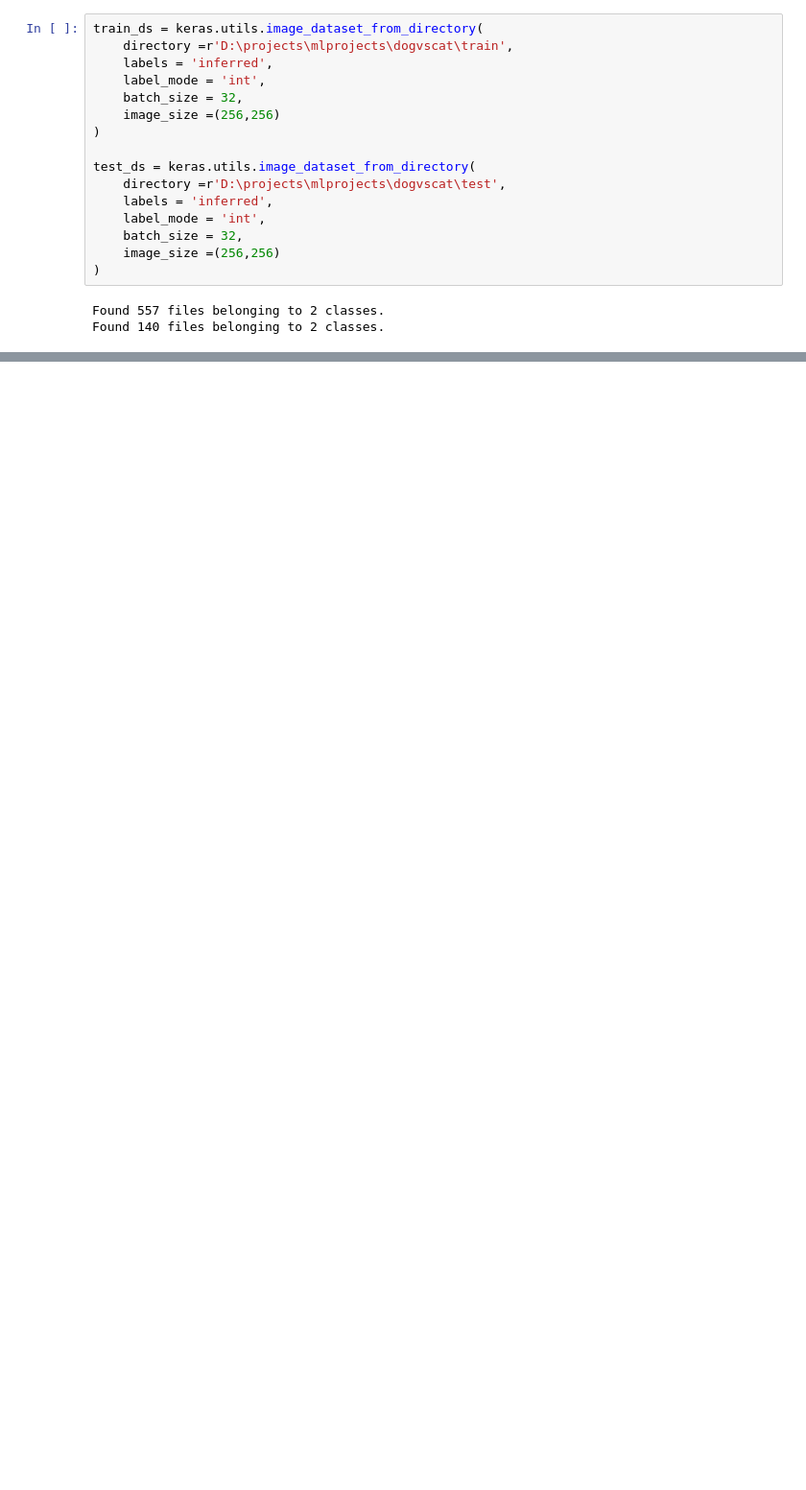
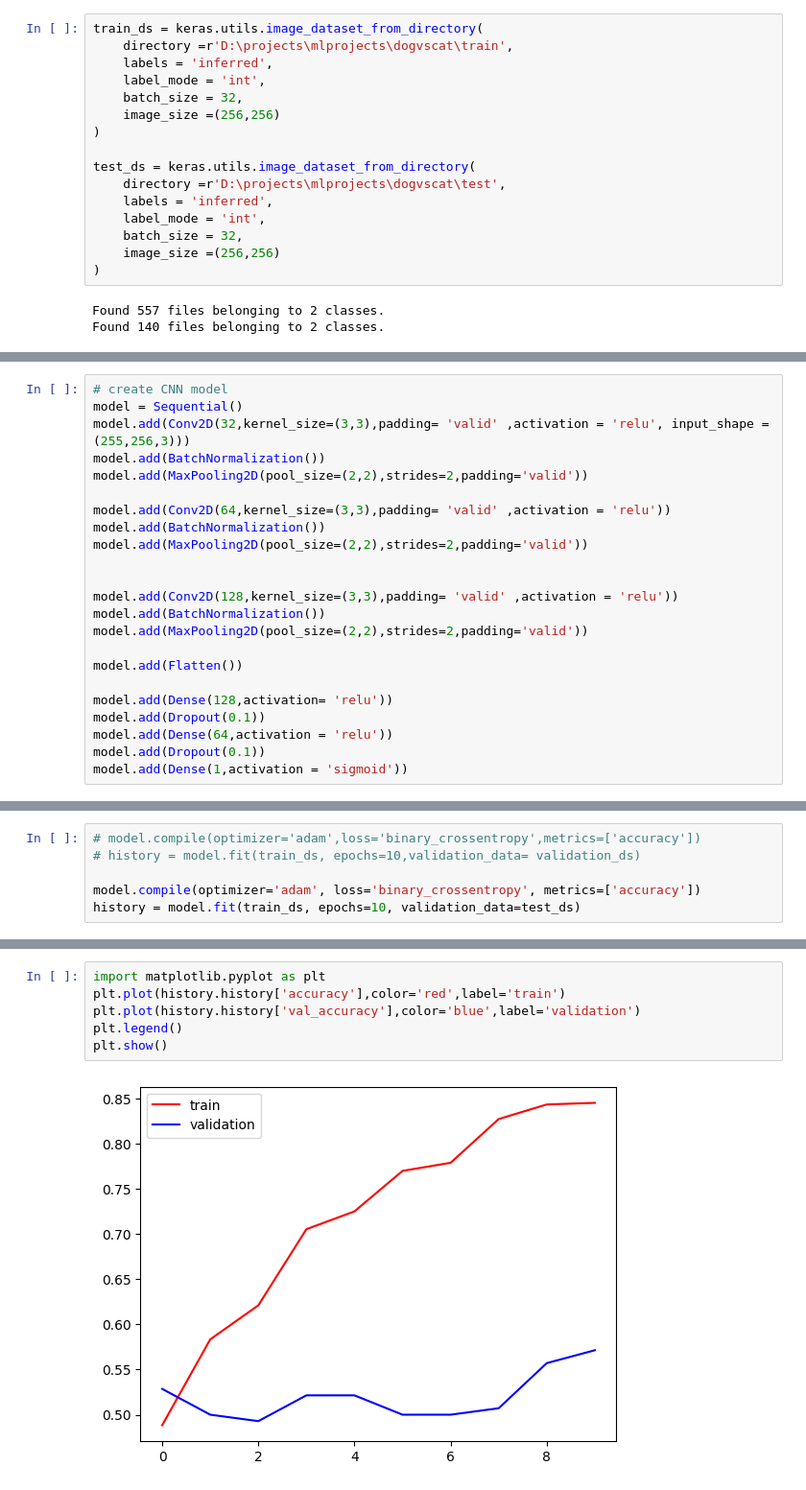
Before and after one commit to 404-ERROR-Striver/dogvscat-ml, a Jupyter notebook: exectuion.ipynb, the cells around one changed output, grey strips where cells are left out. Shown: that part at 96% size. Drawn from its saved outputs; the diff is of its cells as text; blank space fills up the shorter version.

```diff
--- a/exectuion.ipynb
+++ b/exectuion.ipynb
@@ -25,0 +34,23 @@ Found 140 files belonging to 2 classes.
+# %%
+# create CNN model
+model = Sequential()
+model.add(Conv2D(32,kernel_size=(3,3),padding= 'valid' ,activation = 'relu', input_shape = (255,256,3)))
+model.add(BatchNormalization())
+model.add(MaxPooling2D(pool_size=(2,2),strides=2,padding='valid'))
+
+model.add(Conv2D(64,kernel_size=(3,3),padding= 'valid' ,activation = 'relu'))
+model.add(BatchNormalization())
+model.add(MaxPooling2D(pool_size=(2,2),strides=2,padding='valid'))
+
+
+model.add(Conv2D(128,kernel_size=(3,3),padding= 'valid' ,activation = 'relu'))
+model.add(BatchNormalization())
+model.add(MaxPooling2D(pool_size=(2,2),strides=2,padding='valid'))
+
+model.add(Flatten())
+
+model.add(Dense(128,activation= 'relu'))
+model.add(Dropout(0.1))
+model.add(Dense(64,activation = 'relu'))
+model.add(Dropout(0.1))
+model.add(Dense(1,activation = 'sigmoid'))
@@ -25,0 +81,6 @@ Found 140 files belonging to 2 classes.
+# %%
+# model.compile(optimizer='adam',loss='binary_crossentropy',metrics=['accuracy'])
+# history = model.fit(train_ds, epochs=10,validation_data= validation_ds)
+
+model.compile(optimizer='adam', loss='binary_crossentropy', metrics=['accuracy'])
+history = model.fit(train_ds, epochs=10, validation_data=test_ds)
@@ -25,0 +108,8 @@ Found 140 files belonging to 2 classes.
+# %%
+import matplotlib.pyplot as plt
+plt.plot(history.history['accuracy'],color='red',label='train')
+plt.plot(history.history['val_accuracy'],color='blue',label='validation')
+plt.legend()
+plt.show()
+# %% [output]
+[figure, added]
```
Also changed, not shown: parts of 12 cells of this notebook.
